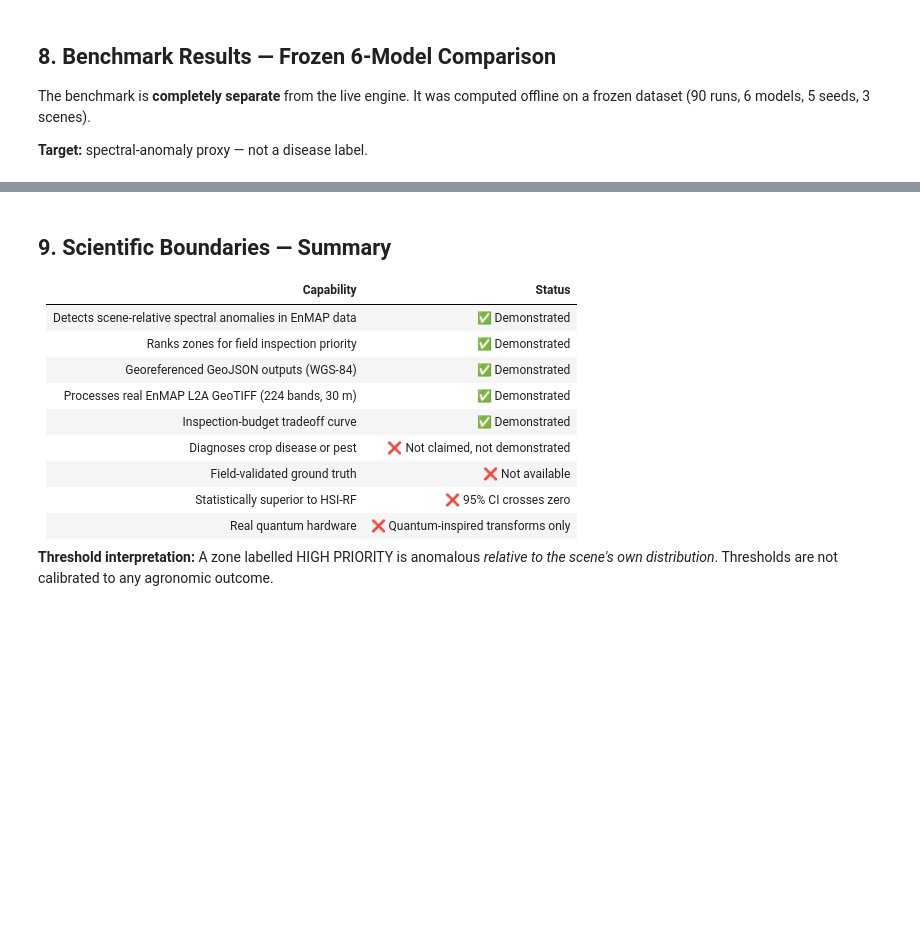
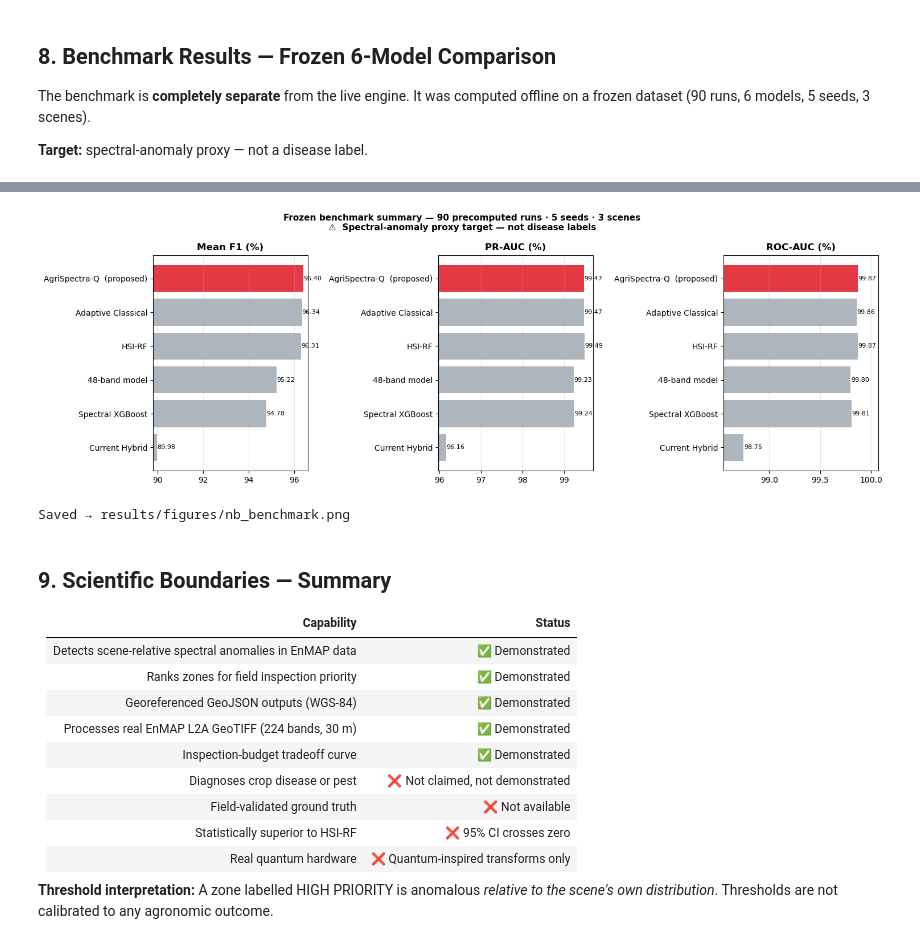
Before and after one commit to FreelancerDevBaggash/AgriSpectra-Q-, a Jupyter notebook: notebooks/AgriSpectra_Q_Demo.ipynb, the cells around one changed output, grey strips where cells are left out. Drawn from its saved outputs; the diff is of its cells as text; code cells hidden in the pictures; blank space fills up the shorter version.

```diff
--- a/notebooks/AgriSpectra_Q_Demo.ipynb
+++ b/notebooks/AgriSpectra_Q_Demo.ipynb
@@ -437,19 +590,20 @@ bench_df = pd.DataFrame({
         'AgriSpectra-Q  (proposed)',
         'Adaptive Classical',
         'HSI-RF',
-        '48-band XGBoost',
+        '48-band model',
         'Spectral XGBoost',
         'Current Hybrid',
     ],
     'Mean F1 (%)':  [96.40, 96.34, 96.31, 95.22, 94.78, 89.98],
     'PR-AUC (%)':   [99.47, 99.47, 99.49, 99.23, 99.24, 96.16],
-    'ROC-AUC (%)':  [99.87, 99.86, 99.87, 99.80, 99.81, 99.75],
+    'ROC-AUC (%)':  [99.87, 99.86, 99.87, 99.80, 99.81, 98.75],
 })
 
-print('Frozen Benchmark — 6 Models  |  90 runs × 5 seeds × 3 scenes')
+print('Frozen benchmark summary — 90 precomputed runs, not recomputed from sample crops')
 print('Target: spectral-anomaly proxy (NOT disease / pest labels)')
 print()
 print(bench_df.to_string(index=False))
 print()
-print('⚠  AgriSpectra-Q vs HSI-RF lead: +0.09 F1 pts')
-print('⚠  95% confidence interval CROSSES ZERO — statistical superiority NOT established.')
+print('⚠  AgriSpectra-Q has the highest numerical mean F1 (96.40%) among all six models.')
+print('⚠  Statistical superiority over HSI-RF NOT established — 95% CI [−0.0012, +0.0027] crosses zero.')
+print('⚠  This comparison applies to AgriSpectra-Q vs HSI-RF only.')
@@ -456,27 +625,30 @@ print('⚠  95% confidence interval CROSSES ZERO — statistical superiority NOT
 # %%
 fig, axes = plt.subplots(1, 3, figsize=(15, 5))
 metrics = ['Mean F1 (%)', 'PR-AUC (%)', 'ROC-AUC (%)']
 bar_colors = ['#e63946' if 'proposed' in m else '#adb5bd' for m in bench_df['Model']]
 
 for ax, metric in zip(axes, metrics):
     bars = ax.barh(bench_df['Model'], bench_df[metric], color=bar_colors, edgecolor='none')
     ax.set_xlim(bench_df[metric].min()*0.998, bench_df[metric].max()*1.002)
     ax.invert_yaxis()
     ax.set_title(metric, fontweight='bold')
     ax.grid(True, axis='x', alpha=0.3)
     for bar, val in zip(bars, bench_df[metric]):
         ax.text(val + 0.002, bar.get_y()+bar.get_height()/2,
                 f'{val:.2f}', va='center', fontsize=8)
 
 plt.suptitle(
-    'Frozen 6-Model Benchmark  |  90 runs · 5 seeds · 3 scenes\n'
+    'Frozen benchmark summary — 90 precomputed runs · 5 seeds · 3 scenes\n'
     '⚠  Spectral-anomaly proxy target — not disease labels',
     fontweight='bold', fontsize=11
 )
 plt.tight_layout()
 plt.savefig(fig_dir / 'nb_benchmark.png', dpi=150, bbox_inches='tight')
 plt.show()
 print('Saved → results/figures/nb_benchmark.png')
+# %% [output]
+[figure, added]
+Saved → results/figures/nb_benchmark.png
 # %% [markdown]
 ## 9. Scientific Boundaries — Summary
 
```
Also changed, not shown: parts of 16 cells of this notebook, 29 other files.
